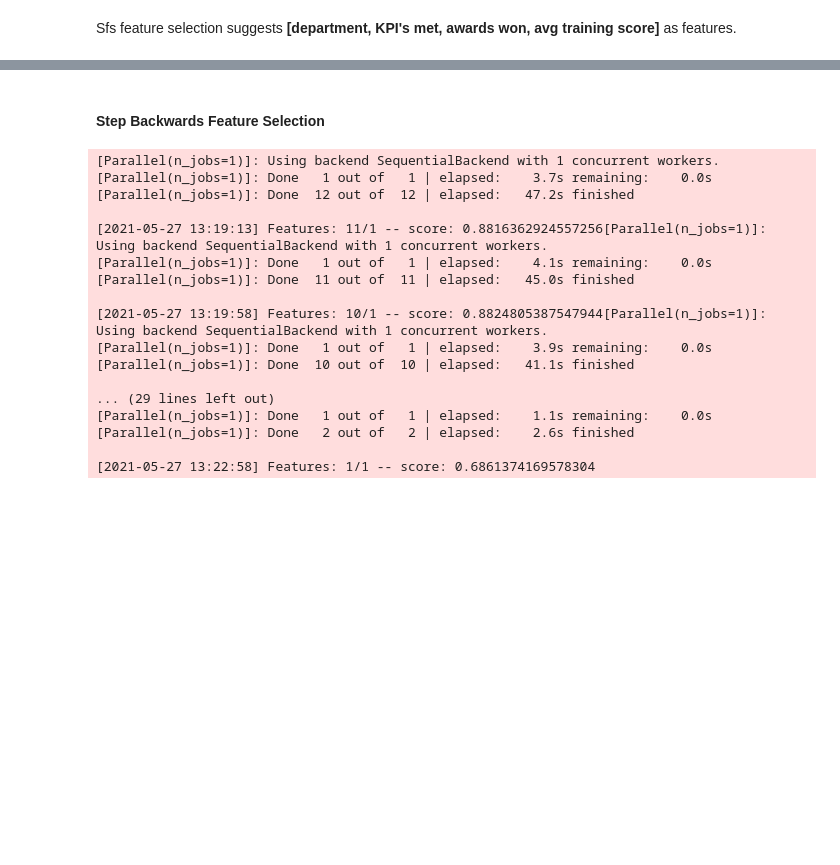
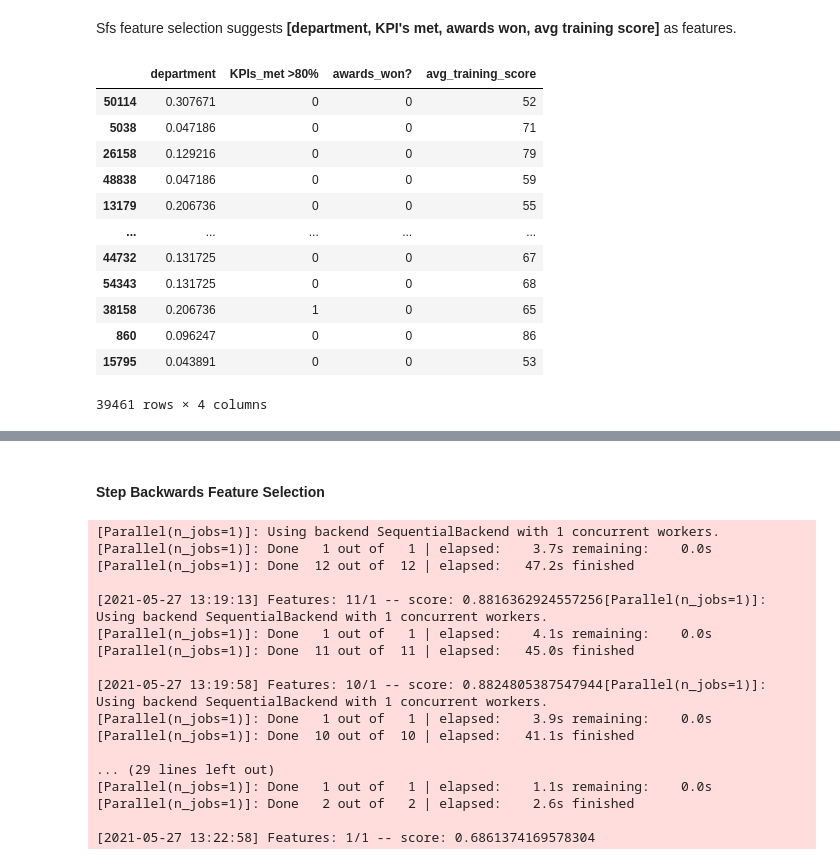
Before and after one commit to AyushBajpayee/HR-ANALYTICS, a Jupyter notebook: HR_ANALYTICS.ipynb, the cells around one changed output, grey strips where cells are left out. Drawn from its saved outputs; the diff is of its cells as text; code cells hidden in the pictures; blank space fills up the shorter version.

```diff
--- a/HR_ANALYTICS.ipynb
+++ b/HR_ANALYTICS.ipynb
@@ -470,3 +470,21 @@ pd.DataFrame.from_dict(features_sfs.get_metric_dict()).T
 | 12 | (0, 1, 2, 3, 4, 5, 6, 7, 8, 9, 10... | [0.8830839630055792, 0.8814804674... | 0.880882 | (department, region, education, g... | 0.006817 | 0.0042527 | 0.0024553 |
 # %% [markdown]
 Sfs feature selection suggests **[department, KPI's met, awards won, avg training score]** as features.
+# %%
+X_train_W = X_train.drop(X_train.columns.difference(['department', 'KPIs_met >80%', 'awards_won?', 'avg_training_score']), 1)
+X_validation_W = X_validation.drop(X_validation.columns.difference(['department', 'KPIs_met >80%', 'awards_won?', 'avg_training_score']), 1)
+X_test_W = X_test.drop(X_test.columns.difference(['department', 'KPIs_met >80%', 'awards_won?', 'avg_training_score']), 1)
+# %% [output]
+|  | department | KPIs_met >80% | awards_won? | avg_training_score |
+| 50114 | 0.307671 | 0 | 0 | 52 |
+| 5038 | 0.047186 | 0 | 0 | 71 |
+| 26158 | 0.129216 | 0 | 0 | 79 |
+| 48838 | 0.047186 | 0 | 0 | 59 |
+| 13179 | 0.206736 | 0 | 0 | 55 |
+| ... | ... | ... | ... | ... |
+| 44732 | 0.131725 | 0 | 0 | 67 |
+| 54343 | 0.131725 | 0 | 0 | 68 |
+| 38158 | 0.206736 | 1 | 0 | 65 |
+| 860 | 0.096247 | 0 | 0 | 86 |
+| 15795 | 0.043891 | 0 | 0 | 53 |
+39461 rows × 4 columns
```
Also changed, not shown: parts of 48 cells of this notebook.
